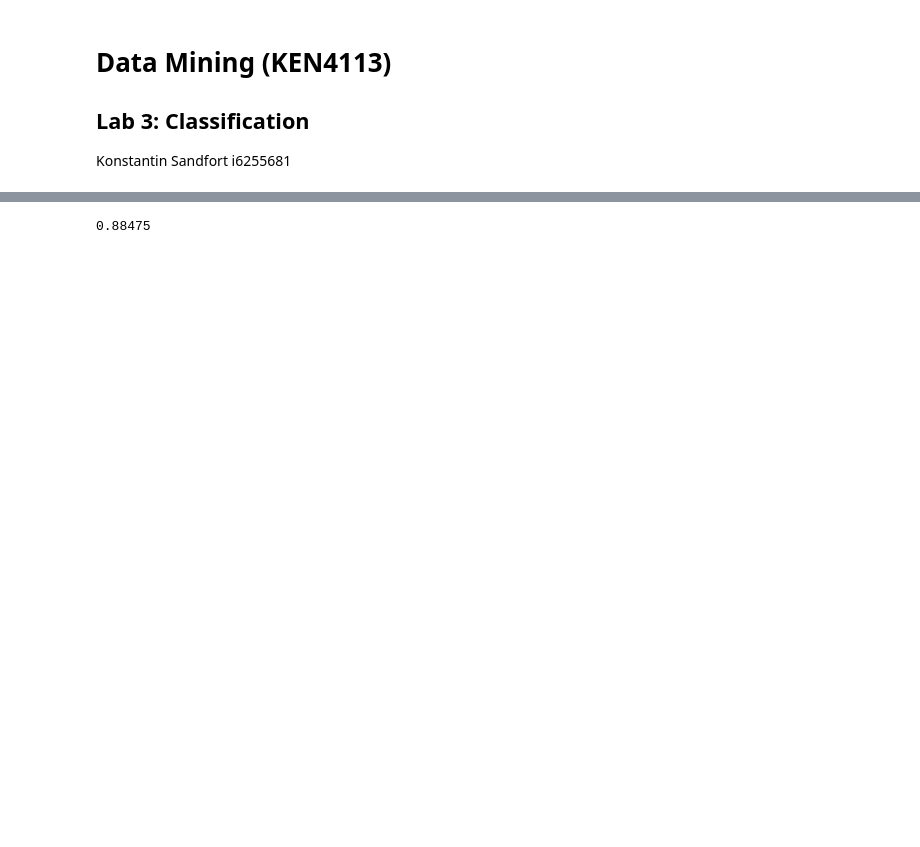
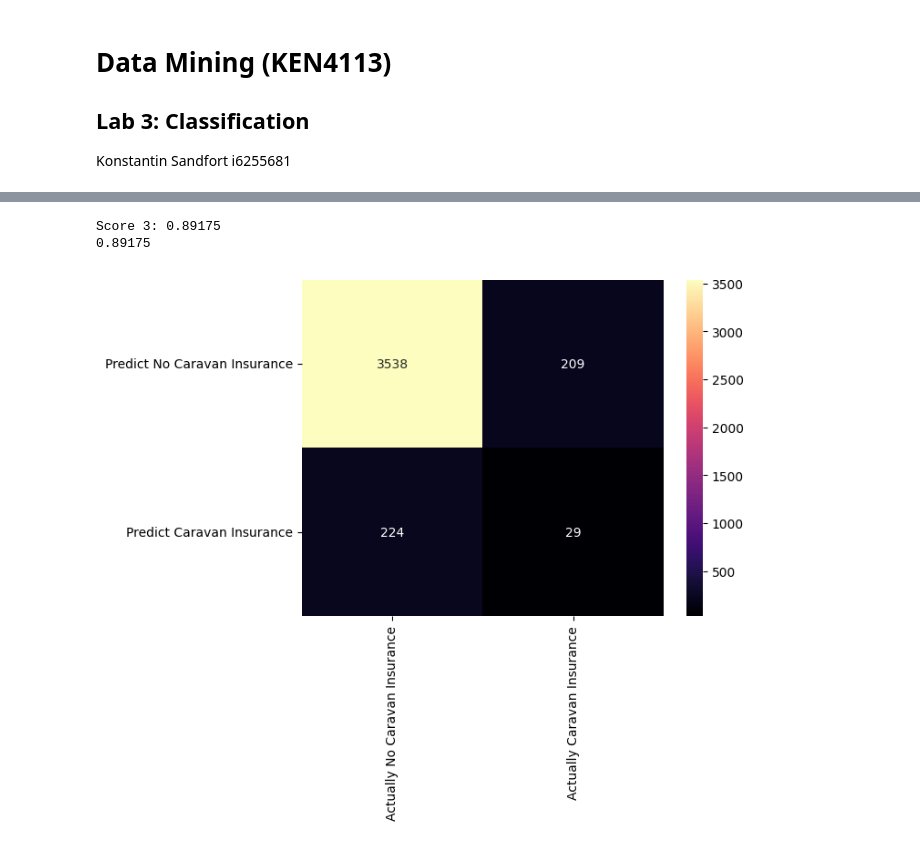
Before and after one commit to KSandfort/data_mining_course, a Jupyter notebook: lab3/lab3.ipynb, the cells around one changed output, grey strips where cells are left out. Drawn from its saved outputs; the diff is of its cells as text; code cells hidden in the pictures; blank space fills up the shorter version.

```diff
--- a/lab3/lab3.ipynb
+++ b/lab3/lab3.ipynb
@@ -137,8 +122,14 @@ Model 1 accuracy score: 0.9405
 # %%
 # Decision Tree Classification
-
-clf = tree.DecisionTreeClassifier()
-clf = clf.fit(ufs_train, y_train)
-print(clf.score(ufs_test, y_test))
+# We use the original OHE data because the tree itself does feature selection
+tree_model = tree.DecisionTreeClassifier(max_depth=30)
+tree_model = tree_model.fit(data_train_ohe, y_train)
+prediction_3 = tree_model.predict(data_test_ohe)
+score_3 = tree_model.score(data_test_ohe, y_test)
+print(f'Score 3: {score_3}')
+display_confusion_matrix(y_test, prediction_3)
+print(tree_model.score(data_test_ohe, y_test))
 # %% [output]
-0.88475
+Score 3: 0.89175
+0.89175
+[figure, added]
```
Also changed, not shown: parts of 6 cells of this notebook.
